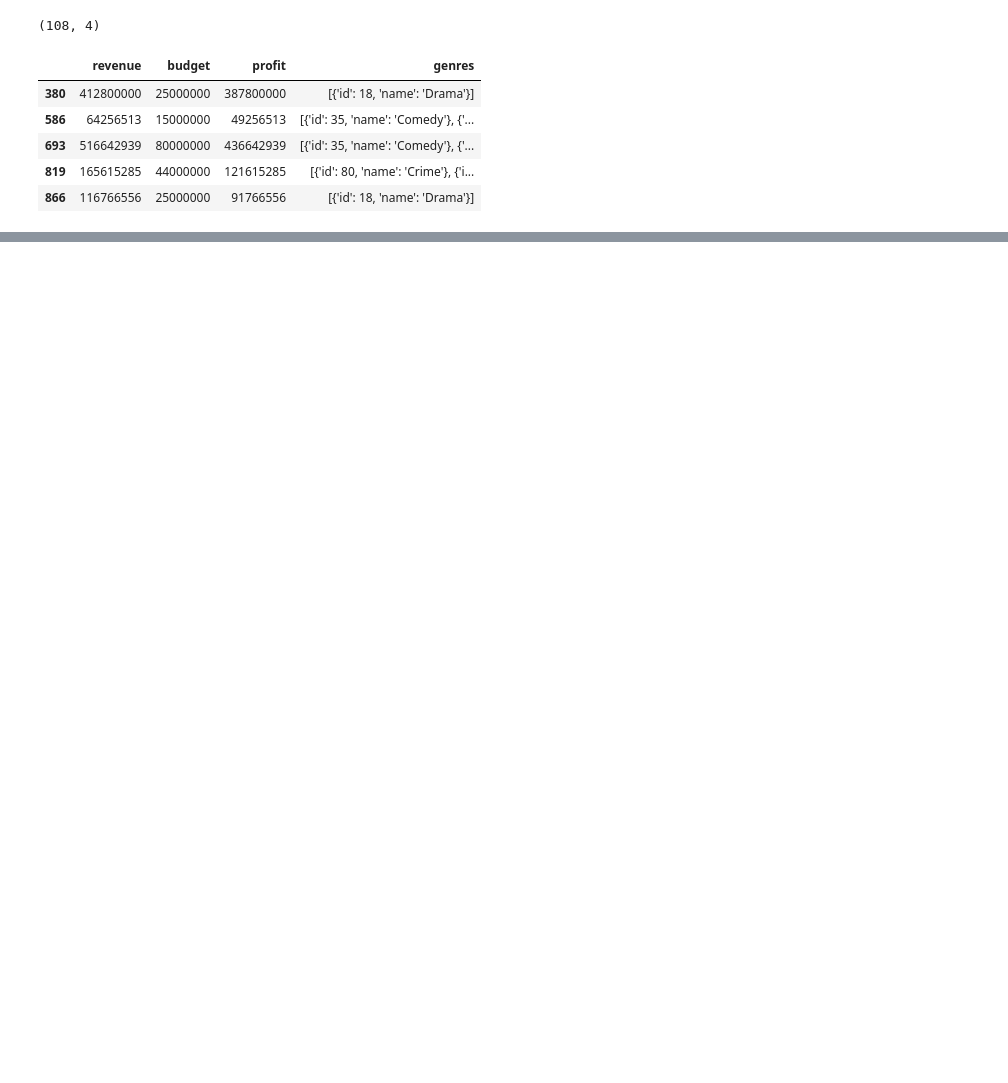
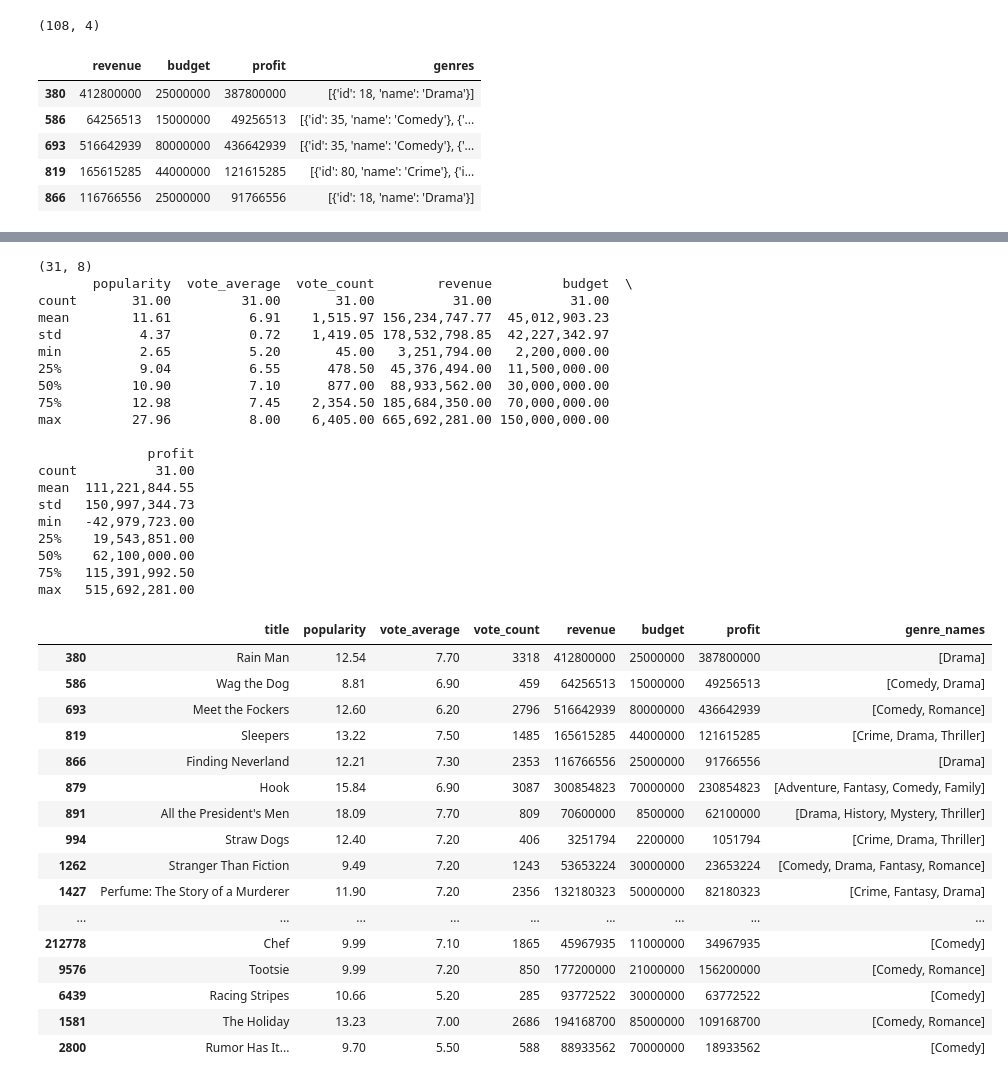
Before and after one commit to faltisco/Choose_Genre, a Jupyter notebook: EDA on TMDB.ipynb, the cells around one changed output, grey strips where cells are left out. Saved outputs shown, nothing was run; the diff lists cells and outputs as text; code cells hidden in the pictures; blank space fills up the shorter version.

```diff
--- a/EDA on TMDB.ipynb
+++ b/EDA on TMDB.ipynb
@@ -366,0 +370,13 @@ good_money_df
+# %%
+def is_action(cell):
+    #gen_names is list of categories to check
+    #returns True if in, else false (formasking)
+    if 'Action' in cell:
+        return True
+    return False
+
+action_genre = ['Action']
+action_mask = good_money_df[good_money_df.genre_names.map(not(is_action))]
+print(action_mask.shape)
+print(action_mask.describe())
+action_mask
@@ -366,0 +412,51 @@ good_money_df
+# %%
+def is_action(cell):
+    #gen_names is list of categories to check
+    #returns True if in, else false (formasking)
+    if 'Action' in cell:
+        return True
+    return False
+
+action_genre = ['Action']
+action_mask = good_money_df[False == good_money_df.genre_names.map(is_action)]  #not Action
+print(action_mask.shape)
+print(action_mask.describe())
+action_mask
+# %% [output]
+(31, 8)
+       popularity  vote_average  vote_count        revenue         budget  \
+count       31.00         31.00       31.00          31.00          31.00
+mean        11.61          6.91    1,515.97 156,234,747.77  45,012,903.23
+std          4.37          0.72    1,419.05 178,532,798.85  42,227,342.97
+min          2.65          5.20       45.00   3,251,794.00   2,200,000.00
+25%          9.04          6.55      478.50  45,376,494.00  11,500,000.00
+50%         10.90          7.10      877.00  88,933,562.00  30,000,000.00
+75%         12.98          7.45    2,354.50 185,684,350.00  70,000,000.00
+max         27.96          8.00    6,405.00 665,692,281.00 150,000,000.00
+
+              profit
+count          31.00
+mean  111,221,844.55
+std   150,997,344.73
+min   -42,979,723.00
+25%    19,543,851.00
+50%    62,100,000.00
+75%   115,391,992.50
+max   515,692,281.00
+|  | title | popularity | vote_average | vote_count | revenue | budget | profit | genre_names |
+| 380 | Rain Man | 12.54 | 7.70 | 3318 | 412800000 | 25000000 | 387800000 | [Drama] |
+| 586 | Wag the Dog | 8.81 | 6.90 | 459 | 64256513 | 15000000 | 49256513 | [Comedy, Drama] |
+| 693 | Meet the Fockers | 12.60 | 6.20 | 2796 | 516642939 | 80000000 | 436642939 | [Comedy, Romance] |
+| 819 | Sleepers | 13.22 | 7.50 | 1485 | 165615285 | 44000000 | 121615285 | [Crime, Drama, Thriller] |
+| 866 | Finding Neverland | 12.21 | 7.30 | 2353 | 116766556 | 25000000 | 91766556 | [Drama] |
+| 879 | Hook | 15.84 | 6.90 | 3087 | 300854823 | 70000000 | 230854823 | [Adventure, Fantasy, Comedy, Family] |
+| 891 | All the President's Men | 18.09 | 7.70 | 809 | 70600000 | 8500000 | 62100000 | [Drama, History, Mystery, Thriller] |
+| 994 | Straw Dogs | 12.40 | 7.20 | 406 | 3251794 | 2200000 | 1051794 | [Crime, Drama, Thriller] |
+| 1262 | Stranger Than Fiction | 9.49 | 7.20 | 1243 | 53653224 | 30000000 | 23653224 | [Comedy, Drama, Fantasy, Romance] |
+| 1427 | Perfume: The Story of a Murderer | 11.90 | 7.20 | 2356 | 132180323 | 50000000 | 82180323 | [Crime, Fantasy, Drama] |
+| ... | ... | ... | ... | ... | ... | ... | ... | ... |
+| 212778 | Chef | 9.99 | 7.10 | 1865 | 45967935 | 11000000 | 34967935 | [Comedy] |
+| 9576 | Tootsie | 9.99 | 7.20 | 850 | 177200000 | 21000000 | 156200000 | [Comedy, Romance] |
+| 6439 | Racing Stripes | 10.66 | 5.20 | 285 | 93772522 | 30000000 | 63772522 | [Comedy] |
+| 1581 | The Holiday | 13.23 | 7.00 | 2686 | 194168700 | 85000000 | 109168700 | [Comedy, Romance] |
+| 2800 | Rumor Has It... | 9.70 | 5.50 | 588 | 88933562 | 70000000 | 18933562 | [Comedy] |
```
Also changed, not shown: parts of 17 cells of this notebook.
